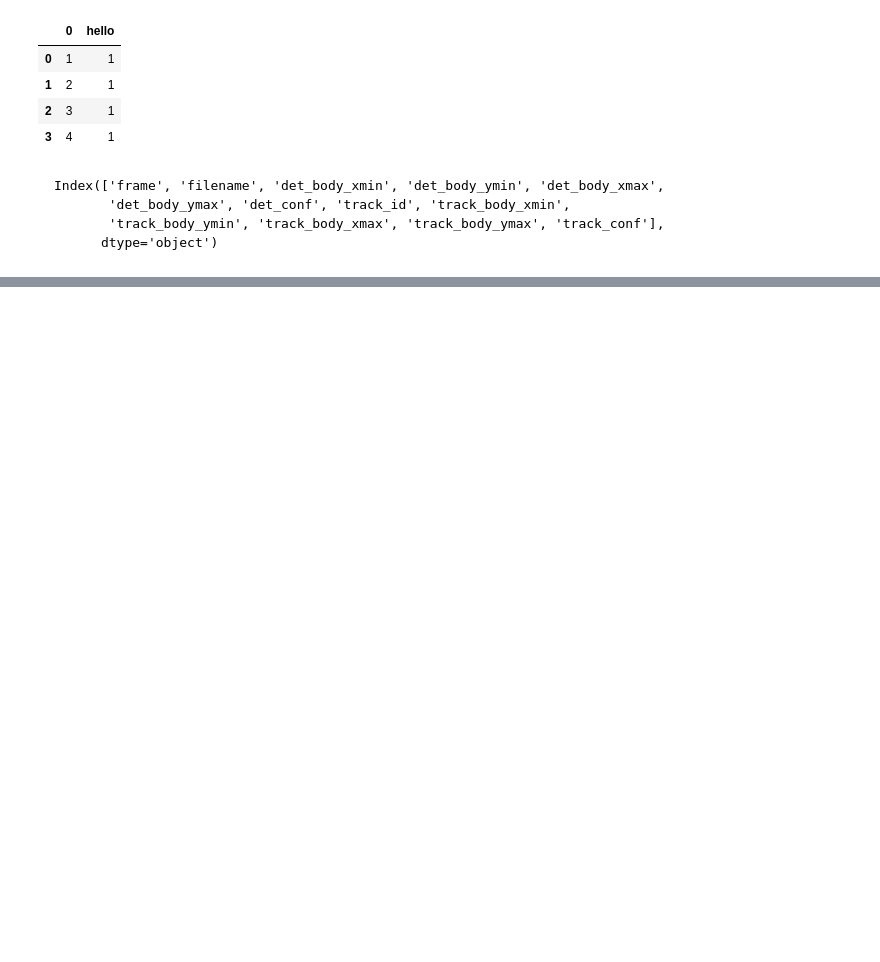
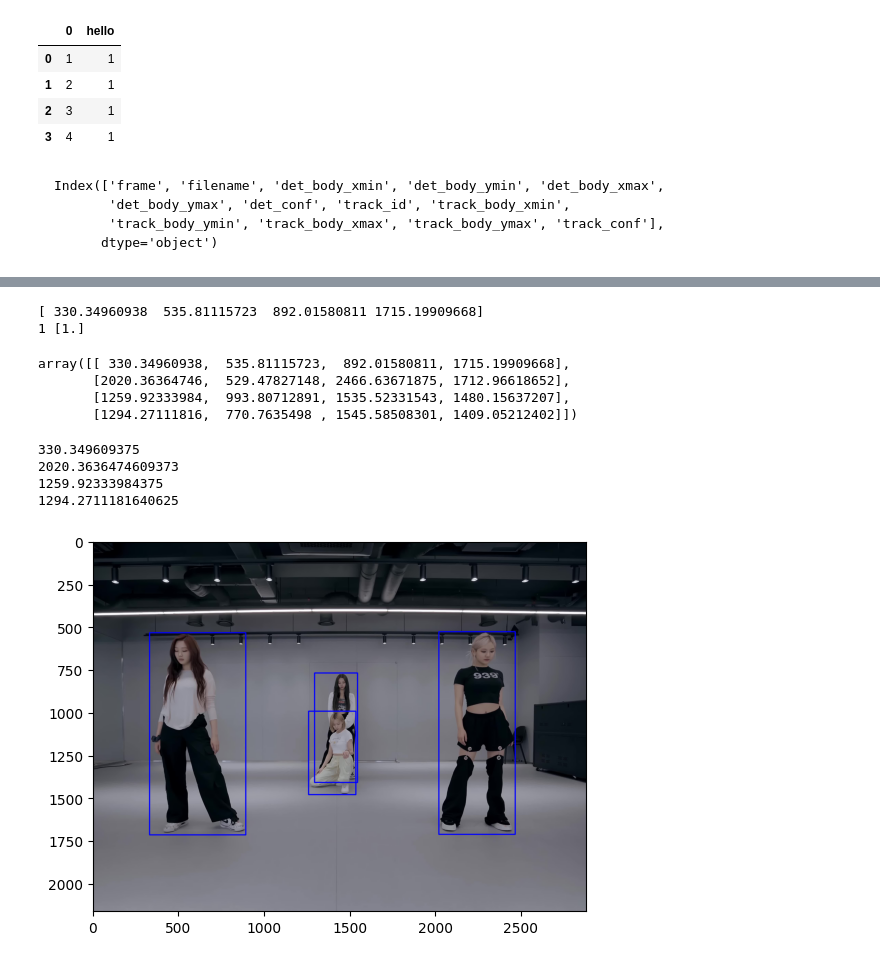
Before and after one commit to boostcampaitech4lv23cv1/final-project-level3-cv-04, a Jupyter notebook: mmtracking/utils/Postprocesser.ipynb, the cells around one changed output, grey strips where cells are left out. Saved outputs shown, nothing was run; the diff lists cells and outputs as text; code cells hidden in the pictures; blank space fills up the shorter version.

```diff
--- a/mmtracking/utils/Postprocesser.ipynb
+++ b/mmtracking/utils/Postprocesser.ipynb
@@ -120,4 +160,3 @@ def count_overlap(df:pd.DataFrame)->pd.DataFrame:
 # %%
 df = pd.read_csv("/opt/ml/final-project-level3-cv-04/test_PATH/postprocessed_df1.csv", index_col=0)
-count_overlap(df)
-print()
+df = count_overlap(df)
@@ -123,0 +173,51 @@ print()
+# %%
+import iou
+np_df = df[['track_body_xmin', 'track_body_ymin', 'track_body_xmax', 'track_body_ymax']].to_numpy()
+# %%
+
+# print(np_df)
+
+for idx, i in enumerate(range(4),1):
+    query_box = np_df[:][i] # pred_bbox gt_bbox
+
+    print(query_box)
+    other_boxes = np.expand_dims(query_box, axis=0)
+
+    target_box = np.expand_dims(query_box, axis=0) # unsqueeze
+    for bbox in other_boxes:
+        bbox = np.expand_dims(bbox, axis=0)
+        out = iou.iou(target_box, bbox)
+        print(idx, out)
+    break
+# %% [output]
+[ 330.34960938  535.81115723  892.01580811 1715.19909668]
+1 [1.]
+# %%
+np_df
+# %% [output]
+array([[ 330.34960938,  535.81115723,  892.01580811, 1715.19909668],
+       [2020.36364746,  529.47827148, 2466.63671875, 1712.96618652],
+       [1259.92333984,  993.80712891, 1535.52331543, 1480.15637207],
+       [1294.27111816,  770.7635498 , 1545.58508301, 1409.05212402]])
+# %%
+import cv2
+import matplotlib.pyplot as plt
+
+
+BLUE_COLOR = (255,0,0)
+def draw_bboxes(img_path:str, np_coordinates:np.array):
+    img = cv2.imread(img_path)
+    for bbox in np_coordinates:
+        xmin, ymin, xmax, ymax = bbox
+        print(xmin)
+        cv2.rectangle(img, pt1=(int(xmin), int(ymin)), pt2=(int(xmax), int(ymax)), color = BLUE_COLOR, thickness=5)
+
+    plt.imshow(cv2.cvtColor(img, cv2.COLOR_BGR2RGB))
+# %%
+draw_bboxes("/opt/ml/final-project-level3-cv-04/data/20230122_1907/000001.jpg", np_df)
+# %% [output]
+330.349609375
+2020.3636474609373
+1259.92333984375
+1294.2711181640625
+[figure, added]
```
Also changed, not shown: parts of 6 cells of this notebook, 7 other files.
